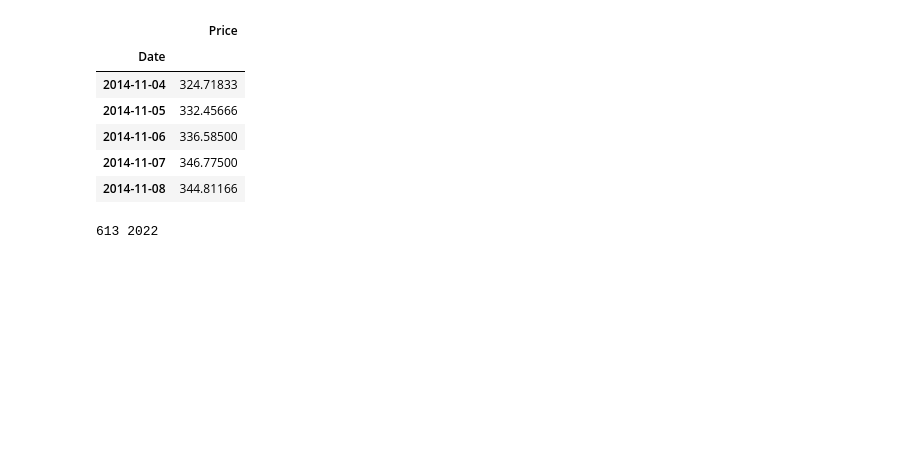
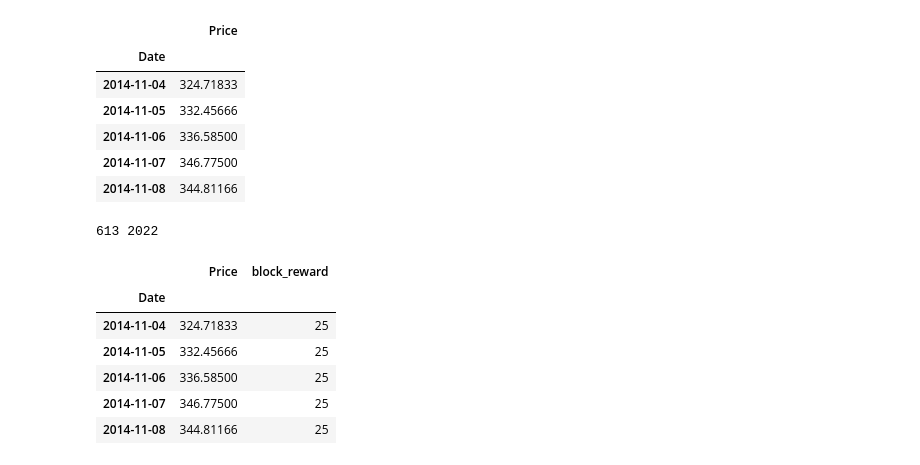
Before and after one commit to Dimisz/tensorflow_projects, a Jupyter notebook: time_series/bitcoin_price_prediction.ipynb, the cells around one changed output. Saved outputs shown, nothing was run; the diff lists cells and outputs as text; code cells hidden in the pictures; blank space fills up the shorter version.

```diff
--- a/time_series/bitcoin_price_prediction.ipynb
+++ b/time_series/bitcoin_price_prediction.ipynb
@@ -1239,0 +1249,10 @@ print(block_reward_2_days, block_reward_3_days)
+# %%
+bitcoin_prices_block.head()
+# %% [output]
+|  | Price | block_reward |
+| Date |  |  |
+| 2014-11-04 | 324.71833 | 25 |
+| 2014-11-05 | 332.45666 | 25 |
+| 2014-11-06 | 336.58500 | 25 |
+| 2014-11-07 | 346.77500 | 25 |
+| 2014-11-08 | 344.81166 | 25 |
```
Also changed, not shown: parts of 3 cells of this notebook.
